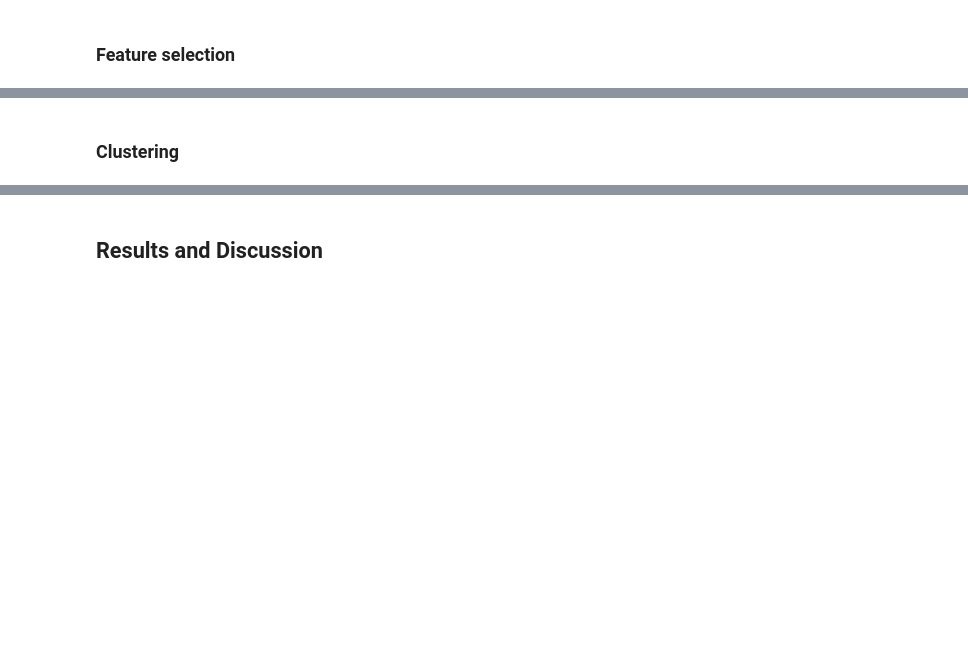
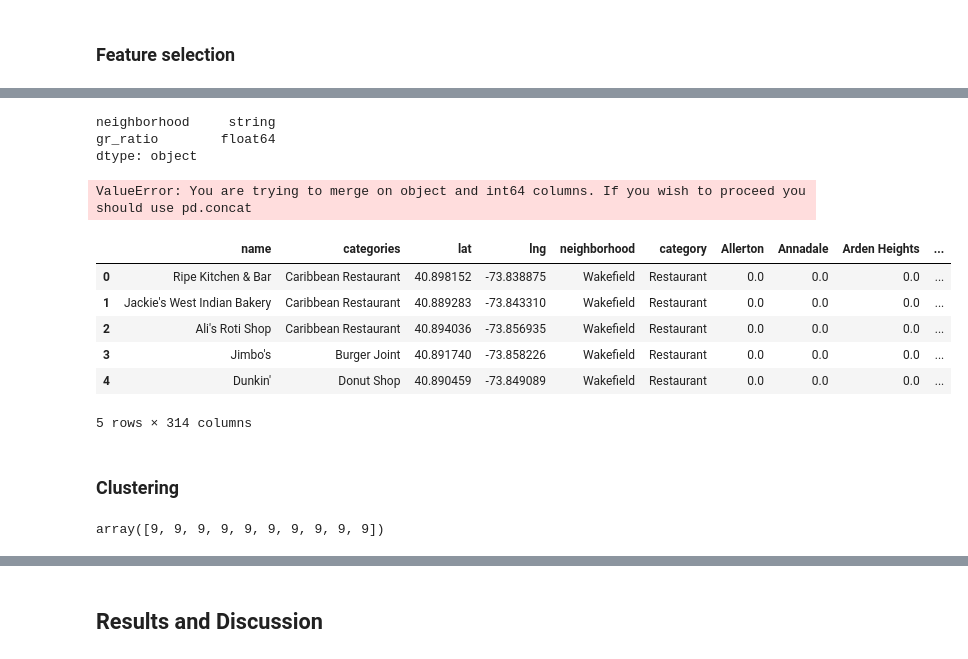
Before and after one commit to WouterDeBot/CapstoneBuildIBM, a Jupyter notebook: notebooks/Fit and Food- Coursera Capstone Project.ipynb, the cells around one changed output, grey strips where cells are left out. Cells and saved outputs as stored; diff of their text form; code cells hidden in the pictures; blank space fills up the shorter version.

```diff
--- a/notebooks/Fit and Food- Coursera Capstone Project.ipynb
+++ b/notebooks/Fit and Food- Coursera Capstone Project.ipynb
@@ -353,16 +353,76 @@ The analysis will be done using clustering of neighborhoods. What we want to ach
+# %%
+gym_mask = (neighborhoods_venues_dummied["category"] == "Gym")
+restaurant_mask = (neighborhoods_venues_dummied["category"] == "Restaurant")
+df = neighborhoods_venues_dummied
+neighborhood_gym_count = df[df["category"]== "Gym" ].groupby('neighborhood').count()
+neighborhood_restaurant_count = df[df["category"]== "Restaurant" ].groupby('neighborhood').count()
+
+# Gym to restaurant ratio
+neighborhood_gr_ratio = neighborhood_gym_count["category"]/neighborhood_restaurant_count['category']
+gr_ratio = neighborhood_gr_ratio.reset_index()
+
+# Total amount of gyms per Neighborhood
+neighborhood_gym_count = neighborhood_gym_count["category"]
+gym_count = neighborhood_gym_count.reset_index()
+
+# Total amount of restaurants per Neighborhood
+neighborhood_restaurant_count = neighborhood_restaurant_count['category'].reset_index()
+restaurant_count = neighborhood_gym_count.reset_index()
+# %%
+neighborhoods_venues_dummied.reset_index(drop = True, inplace = True)
+# %%
+# Set proper datatypes and column names for merging
+
+# Gym Restaurant Ratio
+gr_ratio['neighborhood'] = gr_ratio['neighborhood'].astype("string")
+gr_ratio.columns = ['neighborhood', 'gr_ratio']
+
+# Gym count
+gym_count['neighborhood'] = gym_count['neighborhood'].astype("string")
+gym_count.columns = ['neighborhood', 'gym_count']
+
+# Restaurant Count
+restaurant_count['neighborhood'] = restaurant_count['neighborhood'].astype("string")
+restaurant_count.columns = ['neighborhood', 'restaurant_count']
+# %%
+gr_ratio.dtypes
+# %% [output]
+neighborhood     string
+gr_ratio        float64
+dtype: object
+# %%
+#Join values to the original dataframe
+
+neighborhoods_venues = neighborhoods_venues_dummied.join(gr_ratio, on= 'neighborhood')
+neighborhoods_venues = neighborhoods_venues.join(gym_count, on= 'neighborhood')
+neighborhoods_venues = neighborhoods_venues.join(restaurant_count, on= 'neighborhood')
+# %% [output]
+ValueError: You are trying to merge on object and int64 columns. If you wish to proceed you should use pd.concat
+# %%
+neighborhoods_venues.head()
+# %% [output]
+|  | name | categories | lat | lng | neighborhood | category | Allerton | Annadale | Arden Heights | ... |
+| 0 | Ripe Kitchen & Bar | Caribbean Restaurant | 40.898152 | -73.838875 | Wakefield | Restaurant | 0.0 | 0.0 | 0.0 | ... |
+| 1 | Jackie's West Indian Bakery | Caribbean Restaurant | 40.889283 | -73.843310 | Wakefield | Restaurant | 0.0 | 0.0 | 0.0 | ... |
+| 2 | Ali's Roti Shop | Caribbean Restaurant | 40.894036 | -73.856935 | Wakefield | Restaurant | 0.0 | 0.0 | 0.0 | ... |
+| 3 | Jimbo's | Burger Joint | 40.891740 | -73.858226 | Wakefield | Restaurant | 0.0 | 0.0 | 0.0 | ... |
+| 4 | Dunkin' | Donut Shop | 40.890459 | -73.849089 | Wakefield | Restaurant | 0.0 | 0.0 | 0.0 | ... |
+5 rows × 314 columns
 # %% [markdown]
 ### Clustering
 # %%
 # Number of clusters corresponding to the amount of neighborhoods
-k_clusters = 306
+k_clusters = 10
 
 #Drop remaining categorical values from the dataframe
-neighborhoods_grouped_clustering = df_overall.drop(["category","categories","name","neighborhood"])
+neighborhoods_grouped_clustering = df_dummy_all.drop(["category","categories","name","neighborhood"], axis = 1)
 
-kmeans = KMeans(n_clusters = kclusters, random state =0).fit(neighborhoods_grouped_clustering)
+kmeans = KMeans(n_clusters = k_clusters).fit(neighborhoods_grouped_clustering)
 
 # Check labels for the first 10 values
 kmeans.labels_[0:10]
+# %% [output]
+array([9, 9, 9, 9, 9, 9, 9, 9, 9, 9])
 # %%
 # add clustering labels
 df_overall.insert(0, 'Cluster Labels', kmeans.labels_)
```
Also changed, not shown: parts of 11 cells of this notebook, 2 other files.
